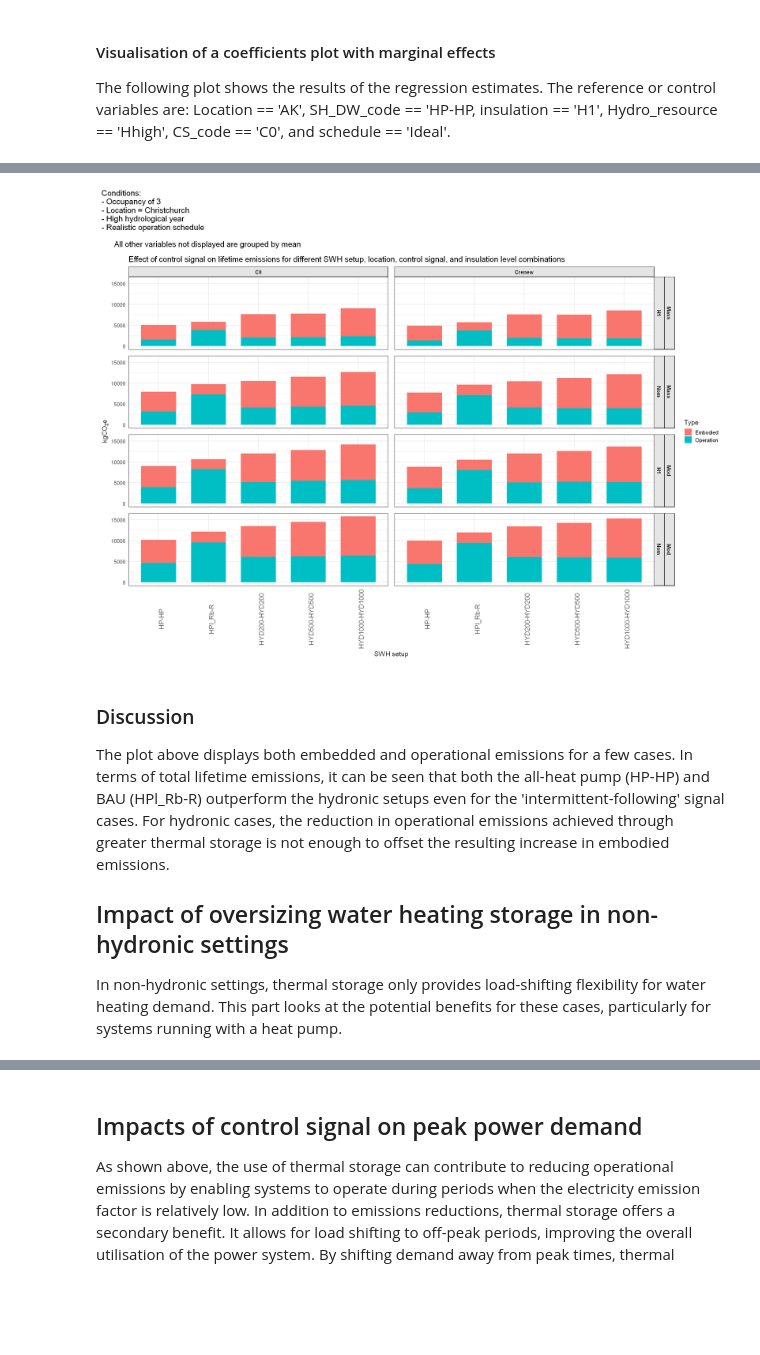
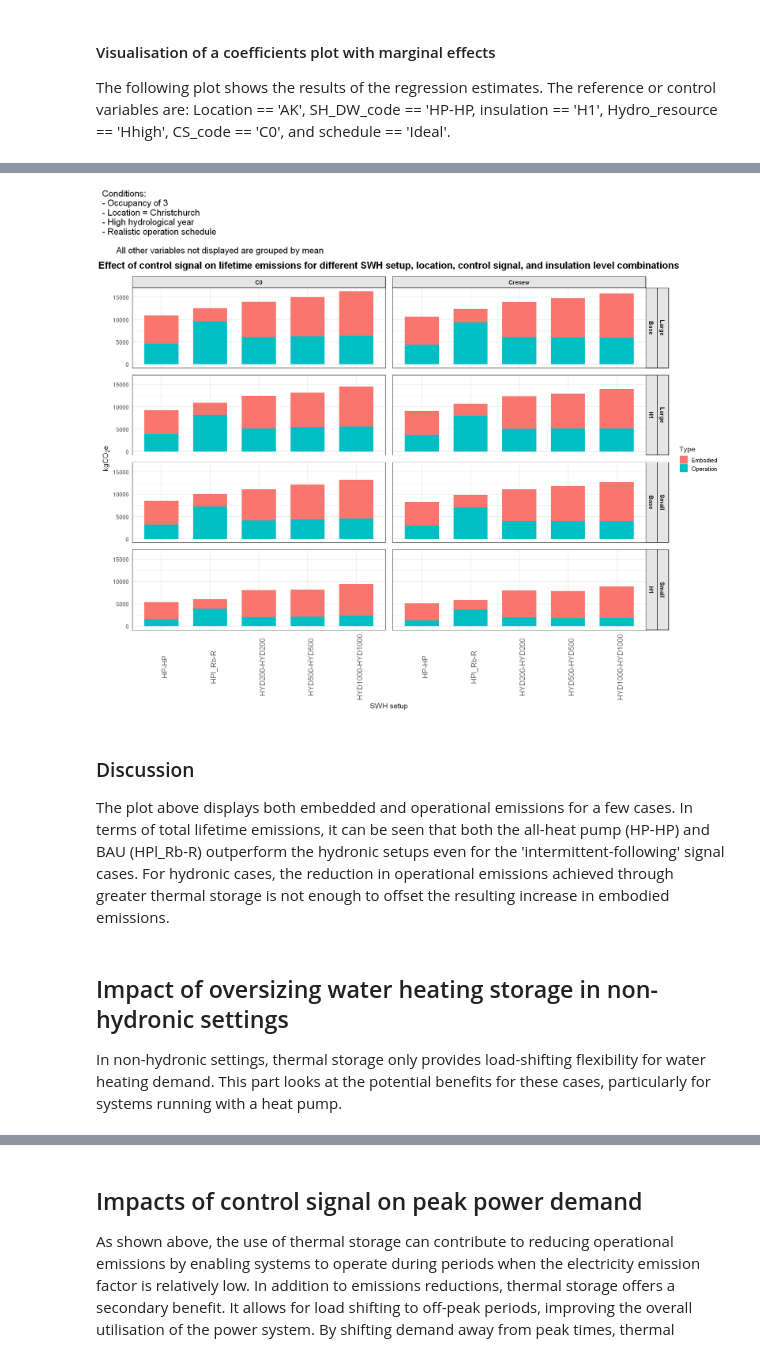
Before and after one commit to pxgo17/EECA_SWH_LCA, a Jupyter notebook: results/SWH_LCA_results.ipynb, the cells around one changed output, grey strips where cells are left out. Drawn from its saved outputs; the diff is of its cells as text; code cells hidden in the pictures; blank space fills up the shorter version.

Commit message:
Notebook update
Visualisation changes after feedback

```diff
--- a/results/SWH_LCA_results.ipynb
+++ b/results/SWH_LCA_results.ipynb
@@ -31,9 +31,12 @@ The dataset contains lifetime emissions (operational + embodied) for household s
 # %%
-library(tidyverse) %>% suppressMessages()
+library(tidyverse)
 options(warn = -1)
 household_lifetime_Call <- read_csv("https://raw.githubusercontent.com/pxgo17/EECA_SWH_LCA/refs/heads/main/data/processed/lca/household_lifetime_Call.csv") %>% suppressMessages()
 household_lifetime_Call <- household_lifetime_Call %>%
     mutate(SH_DW_code = factor(SH_DW_code, levels = c("HP-HP", "HP-HPo", "HP-R", "HP-Ro", "HPl_Rb-HP", "HPl_Rb-HPo",
                                                       "HPl_Rb-R", "HPl_Rb-Ro", "HYD200-HYD200", "HYD500-HYD500", "HYD1000-HYD1000",
                                                       "R-HP", "R-HPo", "R-R", "R-Ro")))
+household_lifetime_Call <- household_lifetime_Call %>%
+    mutate(house_type = ifelse(house_type == 'Mod', 'Large', 'Small')) %>%
+    mutate(insulation = ifelse(insulation == 'Nom', 'Base', insulation))
 #household_lifetime_Call %>% summary()
@@ -655,40 +573,42 @@ group_by(house_type, insulation, SH_DW_code, CS_code) %>%
 plot_CS_high <- household_lifetime_Call_CS_high %>%
   pivot_longer(cols = c(Embodied, Operation), names_to = "Type", values_to = "Emissions")
 # %%
-options(repr.plot.width=20, repr.plot.height=15)
+options(repr.plot.width=18, repr.plot.height=15)
 CS_attractiveness_plot <- plot_CS_high %>%
   filter(CS_code != 'Cpeak') %>%
   ggplot(aes(x = SH_DW_code, y = Emissions, fill = Type)) +
   geom_col(position = "stack", width = 0.7) +
   facet_grid(house_type + insulation ~ CS_code) +
   theme_minimal(base_size = 15) +
   labs(x = "SWH setup",
        y = expression(kgCO[2]*e),
        title = "Effect of control signal on lifetime emissions for different SWH setup, location, control signal, and insulation level combinations") +
   theme(
     axis.text.x = element_text(angle = 90, hjust = 0.5, size = 15),
     strip.text = element_text(face = "bold"),
     strip.background = element_rect(fill = "gray90", color = "black"),
     panel.border = element_rect(color = "black", fill = NA, size = 0.1),
-    panel.spacing = unit(1, "lines")
+    panel.spacing = unit(1, "lines"),
+    plot.title = element_text(size = 20, face = "bold", hjust = 0.5, vjust = 2)
   )
 
 CS_attractiveness_plot +
   plot_annotation(
     title = "Conditions:\n- Occupancy of 3\n- Location = Christchurch\n- High hydrological year\n- Realistic operation schedule\n
       All other variables not displayed are grouped by mean",
     theme = theme(
       plot.title = element_text(size = 18, hjust = 0, vjust = 2)
     )
   )
 # %% [output]
-[figure, old version]
+[figure, new version]
 # %% [markdown]
 ### Discussion
 The plot above displays both embedded and operational emissions for a few cases. In terms of total lifetime emissions, it can be seen that both the all-heat pump (HP-HP) and BAU (HPl_Rb-R) outperform the hydronic setups even for the 'intermittent-following' signal cases.
 For hydronic cases, the reduction in operational emissions achieved through greater thermal storage is not enough to offset the resulting increase in embodied emissions.
-## Impact of oversizing water heating storage in non-hydronic settings
-In non-hydronic settings, thermal storage only provides load-shifting flexibility for water heating demand. This part looks at the potential benefits for these cases, particularly for systems running with a heat pump.
+# %% [markdown]
+## Impact of oversizing water heating storage in non-hydronic settings
+In non-hydronic settings, thermal storage only provides load-shifting flexibility for water heating demand. This part looks at the potential benefits for these cases, particularly for systems running with a heat pump.
 # %%
 technology_lifetime_Call_DW <- technology_lifetime_Call %>%
   filter(!is.na(DW_code)) %>%
```
Also changed, not shown: parts of 61 cells of this notebook, 2 other files.
